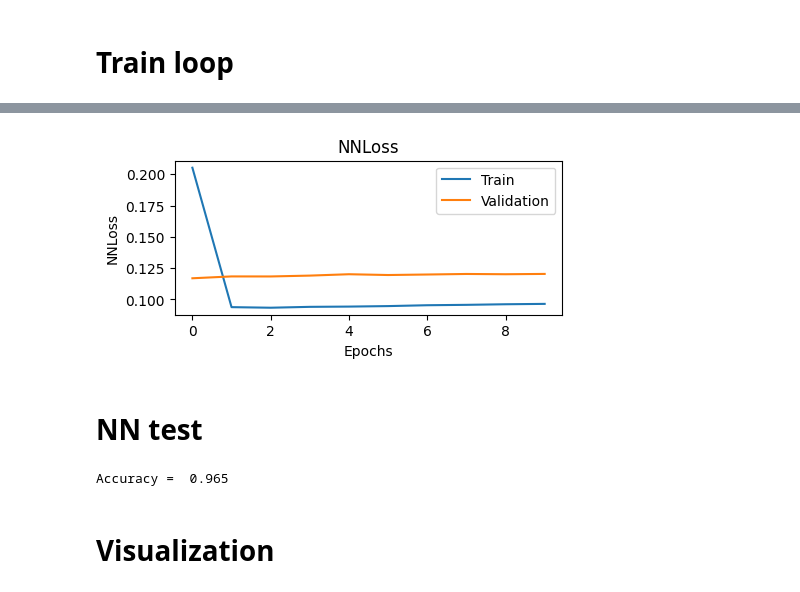
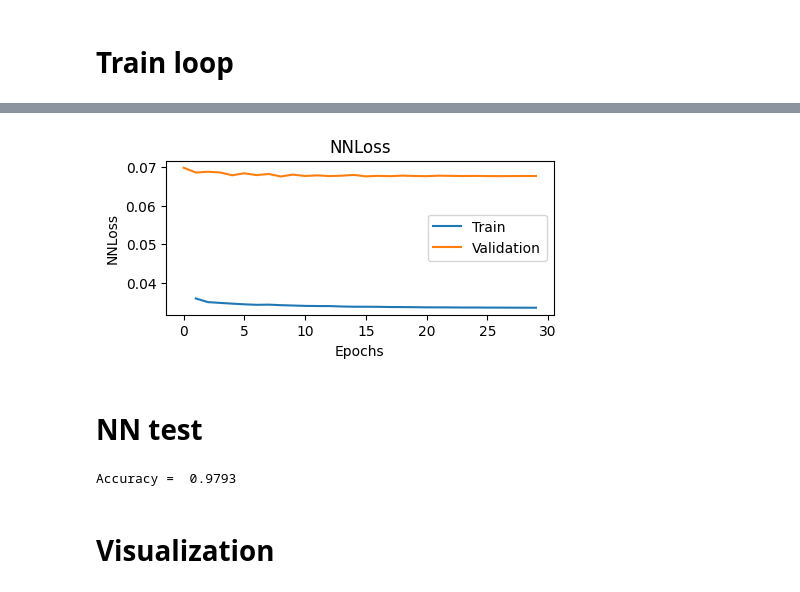
Before and after one commit to krivalcevich-egor/Recognize-Handwritten-Digits, a Jupyter notebook: src/python scripts/pffn_model.ipynb, the cells around one changed output, grey strips where cells are left out. Drawn from its saved outputs; the diff is of its cells as text; code cells hidden in the pictures.

Commit message:
pffn-sq-tanh trained. ACC=97.9 (30-11-2024)

```diff
--- a/src/python scripts/pffn_model.ipynb
+++ b/src/python scripts/pffn_model.ipynb
@@ -45,13 +45,12 @@ class PositionWiseFFN(nn.Module):
     def __init__(self, ffn_num_hiddens, ffn_num_outputs):
         super().__init__()
         self.dense1 = nn.LazyLinear(ffn_num_hiddens)
-        self.relu = nn.ReLU()
         self.dense2 = nn.LazyLinear(ffn_num_outputs)
 
     def forward(self, X):
-        out = self.relu(self.dense1(X))
+        out = torch.nn.functional.tanh(self.dense1(X))
         out = torch.transpose(out, -1, -2)
-        out = self.dense2(out)
+        out = torch.nn.functional.tanh(self.dense2(out))
         out = torch.transpose(out, -2, -1)
         return out
 
@@ -61,7 +60,7 @@ class PFNN_sq(nn.Module):
 
         self.PFFN = PositionWiseFFN(input_size,input_size)
 
-        dropout = 0.1
+        dropout = 0.2
         self.dropout = nn.Dropout(dropout)
 
         self.W_o = nn.Linear(input_size*input_size, num_classes, device=device)
@@ -89,23 +88,23 @@ class PFNN_sq(nn.Module):
 input_size = 28  # 28x28 images flattened
 output_size = 10  # 10 classes for digits 0-9
 
-N_epoch = 150
+N_epoch = 500
 model = PFNN_sq(input_size,output_size, device=device)
-model.load_state_dict(torch.load(f'model_backup\pffn_sq_epoch_{N_epoch}.pth', map_location=torch.device('cpu'))) #
+model.load_state_dict(torch.load(f'model_backup\pffn_sq_tanh_epoch_{N_epoch}.pth', map_location=torch.device('cpu'))) #
 # print(model)
 model.to(device)
 
 # criterion = nn.CrossEntropyLoss()  # Use CrossEntropyLoss which includes softmax
 criterion = nn.NLLLoss()  # Use CrossEntropyLoss which includes softmax
-optimizer = optim.Adam(model.parameters(), lr=3e-4, weight_decay=350e-5)
-scheduler = lr_scheduler.StepLR(optimizer, step_size=10, gamma=0.97, verbose=False)
+optimizer = optim.Adam(model.parameters(), lr=5e-4, weight_decay=16e-5)
+scheduler = lr_scheduler.StepLR(optimizer, step_size=10, gamma=0.96, verbose=False)
 
 # Track loss
 loss_list = []
 val_loss_list = []
 
 # Training the network
-epochs = 10
+epochs = 30
 time0 = time()
 
 for epoch in range(epochs):
@@ -162,5 +161,5 @@ val_loss = [val.cpu().numpy() for val in val_loss_list]
 val_loss_array = np.array(val_loss)
 
 # Save the model
-torch.save(model.state_dict(), f'model_backup\pffn_sq_epoch_{N_epoch+epochs}.pth')
+torch.save(model.state_dict(), f'model_backup\pffn_sq_tanh_epoch_{N_epoch+epochs}.pth')
 # %% [output]
@@ -179,21 +183,21 @@ Training Time (in minutes) = 1.37
 # %%
 # epochs = 30
 # N_epoch = 0
 # # Save the model
 # torch.save(model.state_dict(), f'model_backup\SDPA_2H_seq_d{d1}-d{d2}_pffn_epoch_{N_epoch+epochs}.pth')
 
 # Plot NLL_loss
 plt.figure(figsize=(5, 2))
-plt.plot(range(len(loss_array)), loss_array, label='Train')
+plt.plot(range(len(loss_array))[1:], loss_array[1:], label='Train')
 plt.plot(range(len(val_loss_array)), val_loss_array, label='Validation')
 
 plt.xlabel('Epochs')
 plt.ylabel('NNLoss')
 plt.title('NNLoss')
 plt.legend()
 plt.show()
 # %% [output]
-[figure, old version]
+[figure, new version]
 # %% [markdown]
 # NN test
 # %%
@@ -201,7 +205,7 @@ input_size = 28  # 28x28 images flattened
 output_size = 10  # 10 classes for digits 0-9
 
 model = PFNN_sq(input_size,output_size, device=device)
-model.load_state_dict(torch.load(f'model_backup\pffn_sq_epoch_{N_epoch+epochs}.pth', map_location=torch.device('cpu')))
+model.load_state_dict(torch.load(f'model_backup\pffn_sq_tanh_epoch_{N_epoch+epochs}.pth', map_location=torch.device('cpu')))
 # model.load_state_dict(torch.load('model_backup\sa_NN_epoch_1000.pth'))
 model.to(device)
 
@@ -219,9 +223,9 @@ for X, y_true in test_loader:
     total +=y_true.shape[0]
     correct +=int((y_pred==y_true).sum())
 
-print(f"Accuracy = {correct/total: .3f}")
+print(f"Accuracy = {correct/total: .4f}")
 # %% [output]
-Accuracy =  0.965
+Accuracy =  0.9793
 # %% [markdown]
 # Visualization
 # %%
```
Also changed, not shown: parts of 1 cell of this notebook, 15 other files.
